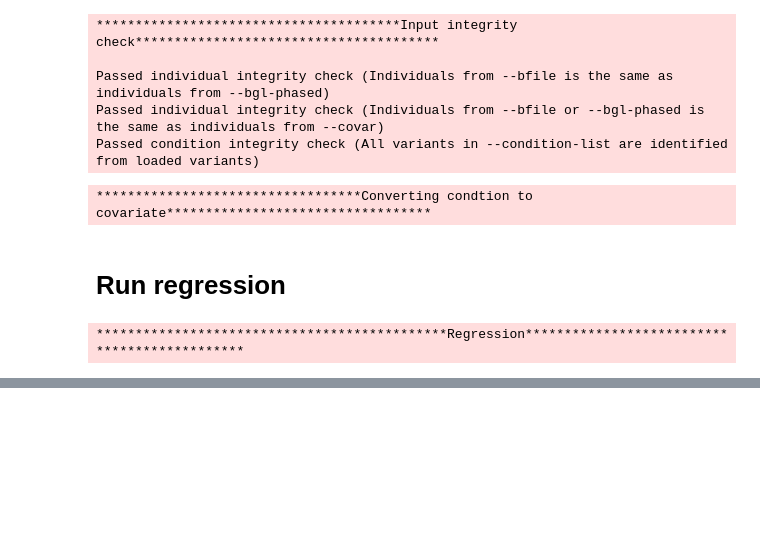
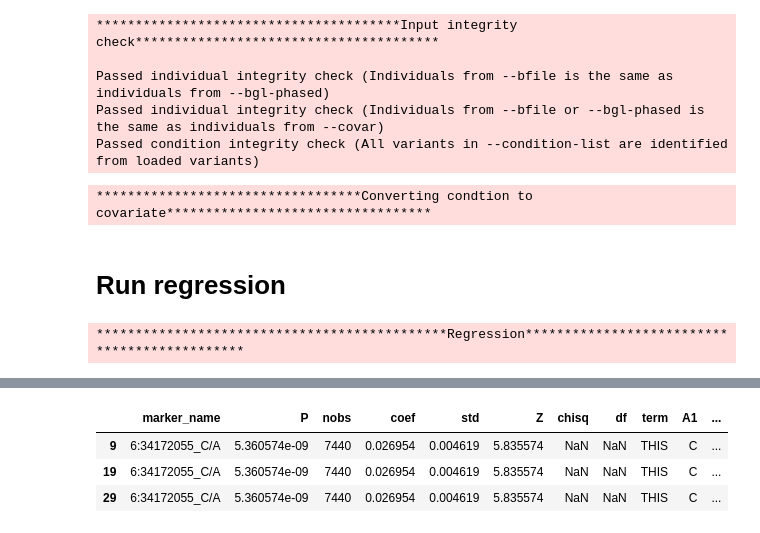
Before and after one commit to chanwkimlab/GAT, a Jupyter notebook: GAT.ipynb, the cells around one changed output, grey strips where cells are left out. Cells and saved outputs as stored; diff of their text form; code cells hidden in the pictures; blank space fills up the shorter version.

```diff
--- a/GAT.ipynb
+++ b/GAT.ipynb
@@ -669,0 +667,7 @@ log.info("End time: "+time.strftime('%c', time.localtime(time.time())))
+# %%
+assoc_result_df_concise.head()
+# %% [output]
+|  | marker_name | P | nobs | coef | std | Z | chisq | df | term | A1 | ... |
+| 9 | 6:34172055_C/A | 5.360574e-09 | 7440 | 0.026954 | 0.004619 | 5.835574 | NaN | NaN | THIS | C | ... |
+| 19 | 6:34172055_C/A | 5.360574e-09 | 7440 | 0.026954 | 0.004619 | 5.835574 | NaN | NaN | THIS | C | ... |
+| 29 | 6:34172055_C/A | 5.360574e-09 | 7440 | 0.026954 | 0.004619 | 5.835574 | NaN | NaN | THIS | C | ... |
```
Also changed, not shown: parts of 7 cells of this notebook, 4 other files.
